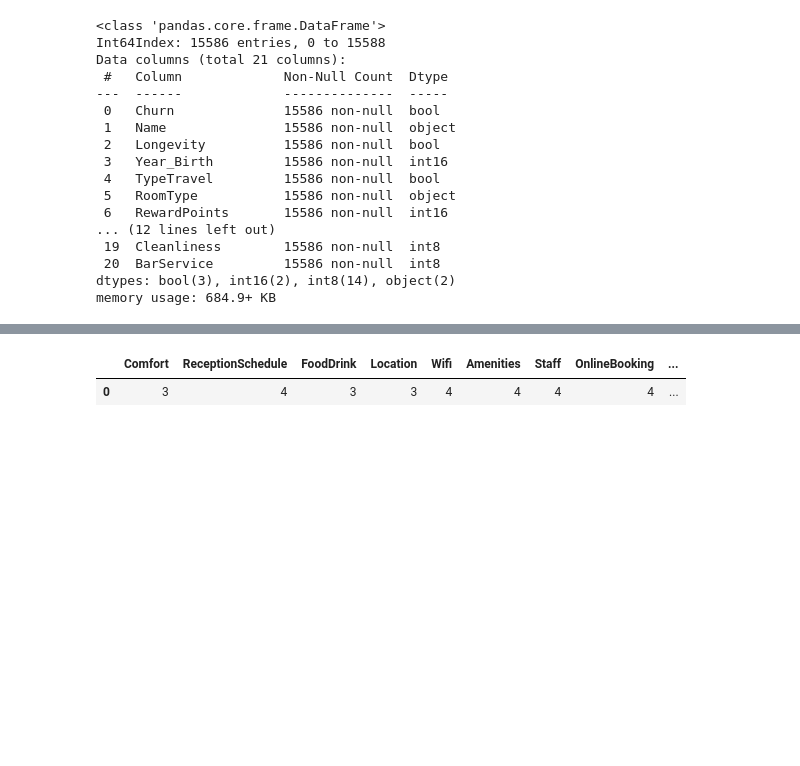
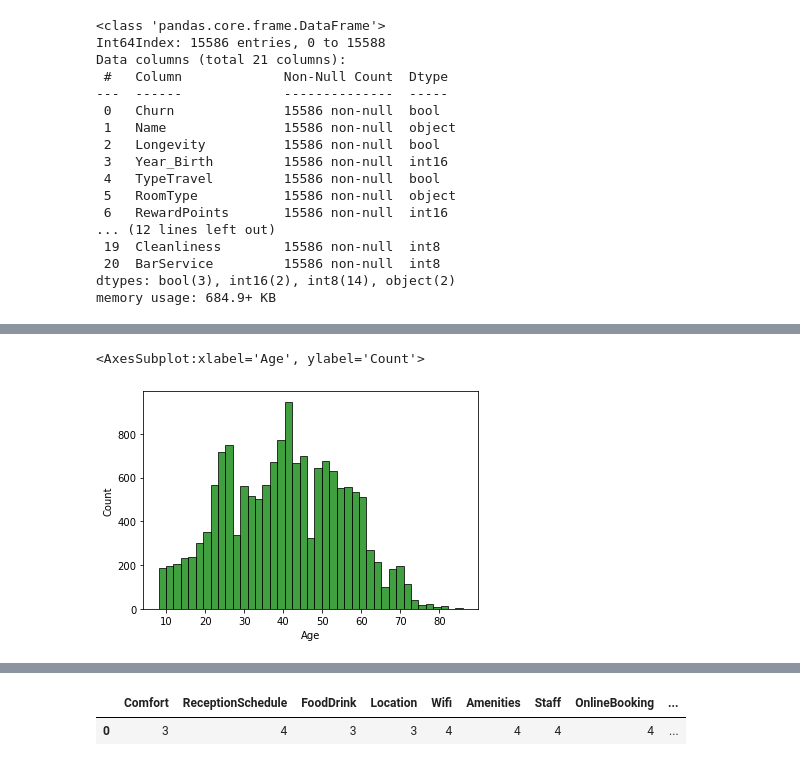
Before and after one commit to manelcbf/DSaML_Projects, a Jupyter notebook: Unsupervised_learning/Data_Science_Project_MF.ipynb, the cells around one changed output, grey strips where cells are left out. Cells and saved outputs as stored; diff of their text form; code cells hidden in the pictures; blank space fills up the shorter version.

```diff
--- a/Unsupervised_learning/Data_Science_Project_MF.ipynb
+++ b/Unsupervised_learning/Data_Science_Project_MF.ipynb
@@ -59,0 +93,8 @@ describe(db, ['skew', 'mad', 'kurt']).T
+# %%
+db['Age']=2022-db['Year_Birth']
+# %%
+db['Age']=2022-db['Year_Birth']
+sns.histplot(db['Age'], color="g")
+# %% [output]
+<AxesSubplot:xlabel='Age', ylabel='Count'>
+[figure, added]
```
Also changed, not shown: parts of 9 cells of this notebook, 3 other files.
